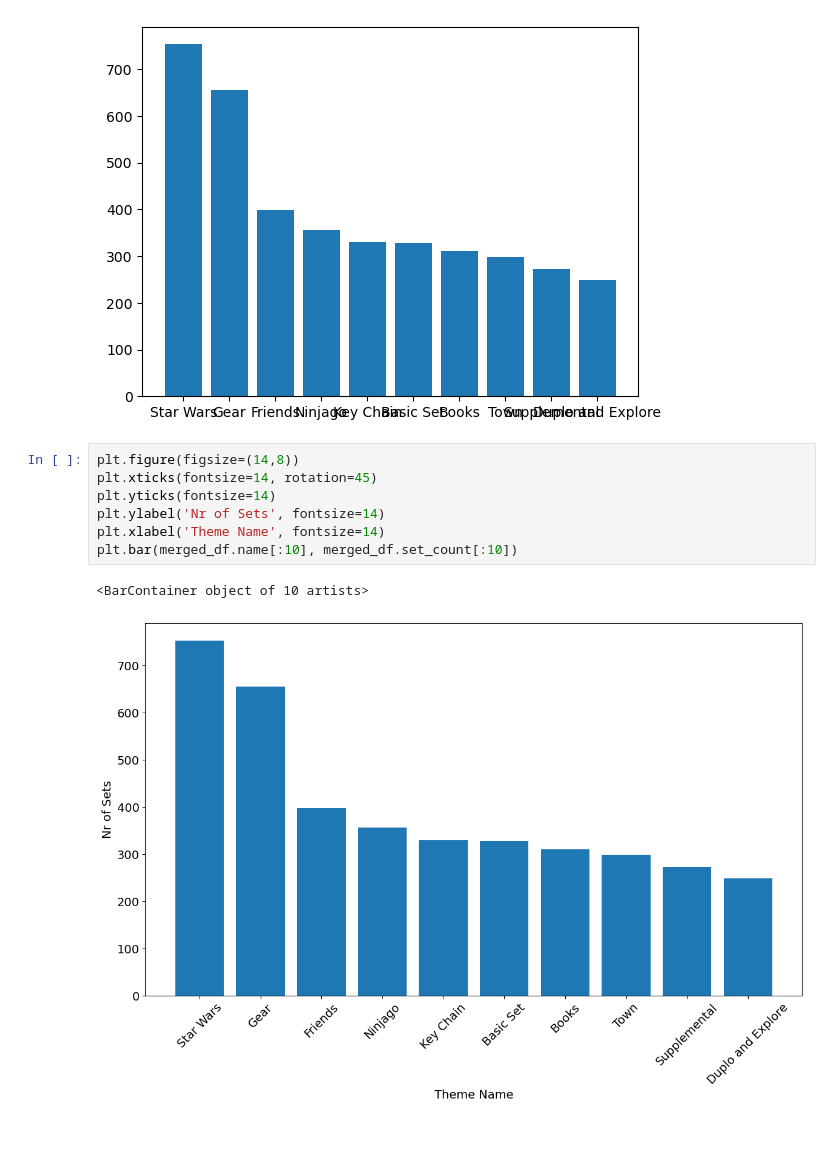
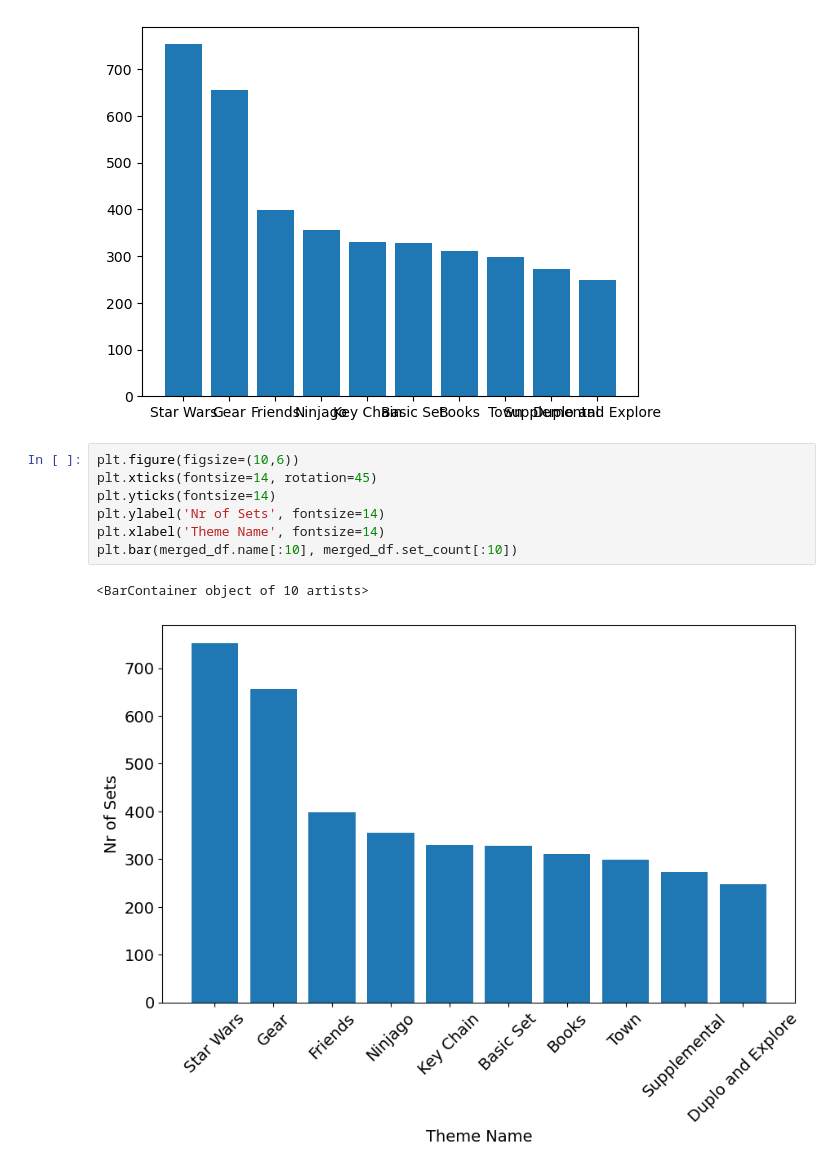
Before and after one commit to nubcoder420/100-Days-of-Code-Python, a Jupyter notebook: Day 73 - Aggregate and Merge Data with Pandas/LEGO Notebook and Data (start)/Lego_Analysis_for_Course_(start).ipynb, the cells around one changed output. Cells and saved outputs as stored; diff of their text form; blank space fills up the shorter version.

```diff
--- a/Day 73 - Aggregate and Merge Data with Pandas/LEGO Notebook and Data (start)/Lego_Analysis_for_Course_(start).ipynb
+++ b/Day 73 - Aggregate and Merge Data with Pandas/LEGO Notebook and Data (start)/Lego_Analysis_for_Course_(start).ipynb
@@ -354,12 +354,12 @@ plt.bar(merged_df.name[:10], merged_df.set_count[:10])
 <BarContainer object of 10 artists>
 [figure]
 # %%
-plt.figure(figsize=(14,8))
+plt.figure(figsize=(10,6))
 plt.xticks(fontsize=14, rotation=45)
 plt.yticks(fontsize=14)
 plt.ylabel('Nr of Sets', fontsize=14)
 plt.xlabel('Theme Name', fontsize=14)
 plt.bar(merged_df.name[:10], merged_df.set_count[:10])
 # %% [output]
 <BarContainer object of 10 artists>
-[figure, old version]
+[figure, new version]
```
